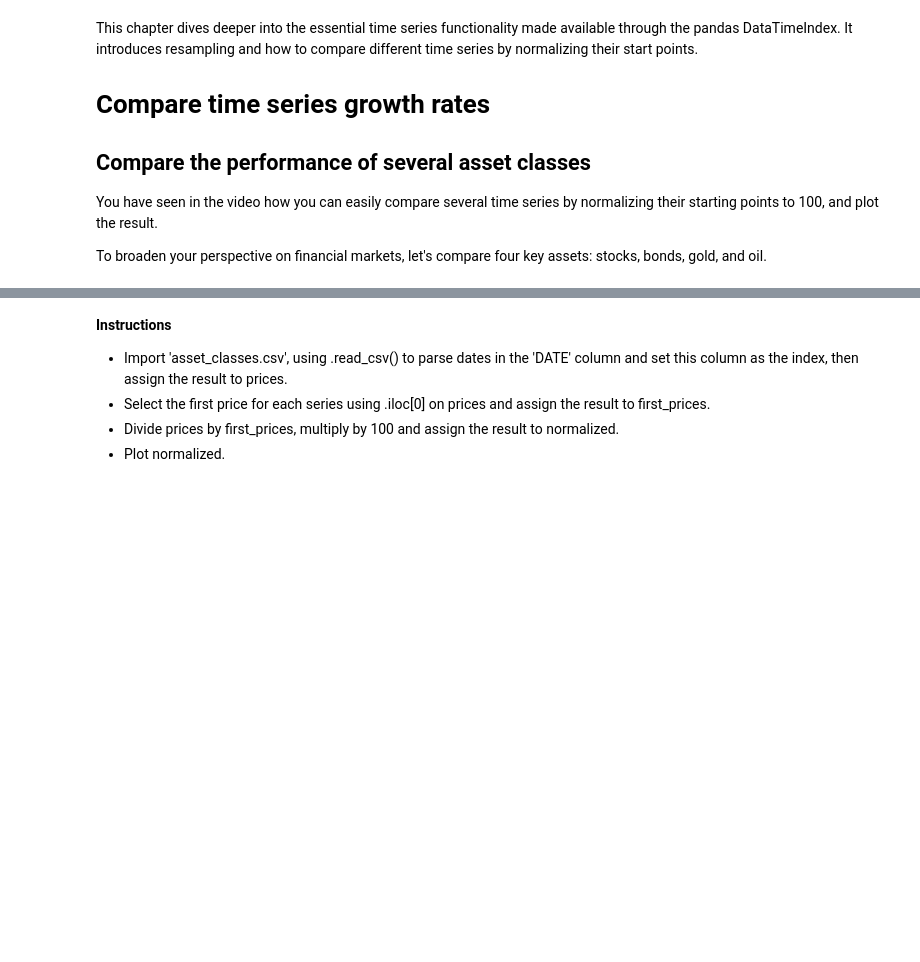
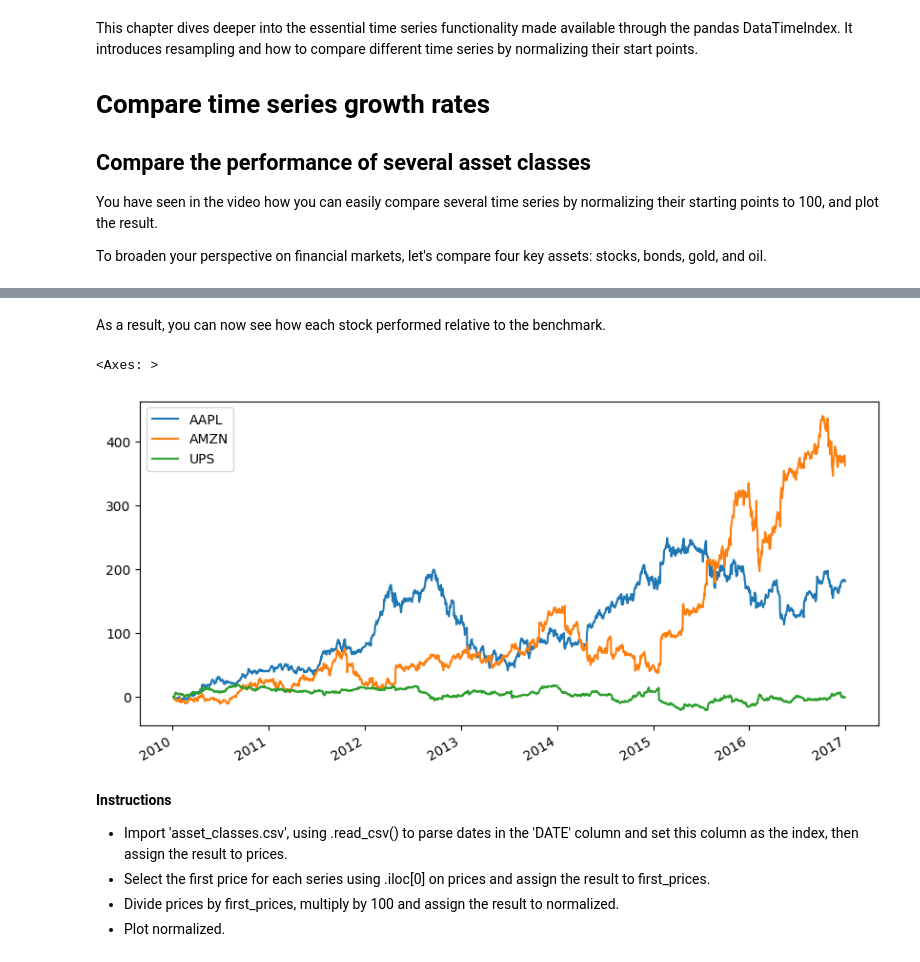
Before and after one commit to Aduzona/Machine_Learning, a Jupyter notebook: 14_Time_Series_with_Python/1_Manipulating_Time_Series_Data_in_Python/2_Basic_Time_Series_Metrics_&_Resampling/Basic_Time_Series_Metrics_&_Resampling.ipynb, the cells around one changed output, grey strips where cells are left out. Cells and saved outputs as stored; diff of their text form; code cells hidden in the pictures; blank space fills up the shorter version.

```diff
--- a/14_Time_Series_with_Python/1_Manipulating_Time_Series_Data_in_Python/2_Basic_Time_Series_Metrics_&_Resampling/Basic_Time_Series_Metrics_&_Resampling.ipynb
+++ b/14_Time_Series_with_Python/1_Manipulating_Time_Series_Data_in_Python/2_Basic_Time_Series_Metrics_&_Resampling/Basic_Time_Series_Metrics_&_Resampling.ipynb
@@ -16,0 +195,5 @@ plt.rcParams['figure.figsize'] = (10, 5)
+# %%
+# Plotting perforance difference 'AAPL'	'AMZN'	'UPS'
+tickers=['AAPL','AMZN','UPS']
+diff = normalized[tickers].sub(normalized['SP500'],axis=0)
+diff.head()
@@ -17,3 +207,10 @@ plt.rcParams['figure.figsize'] = (10, 5)
+# %% [markdown]
+As a result, you can now see how each stock performed relative to the benchmark.
+# %%
+diff.plot()
+# %% [output]
+<Axes: >
+[figure, added]
 # %% [markdown]
 **Instructions**
 
```
Also changed, not shown: parts of 114 cells of this notebook, 31 other files.
